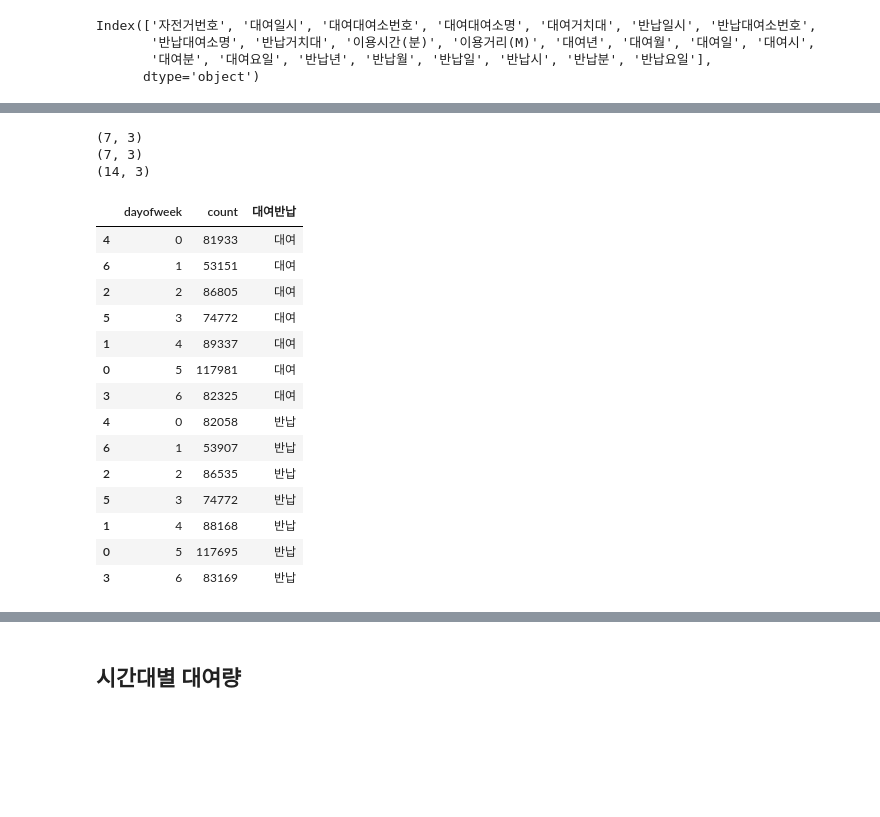
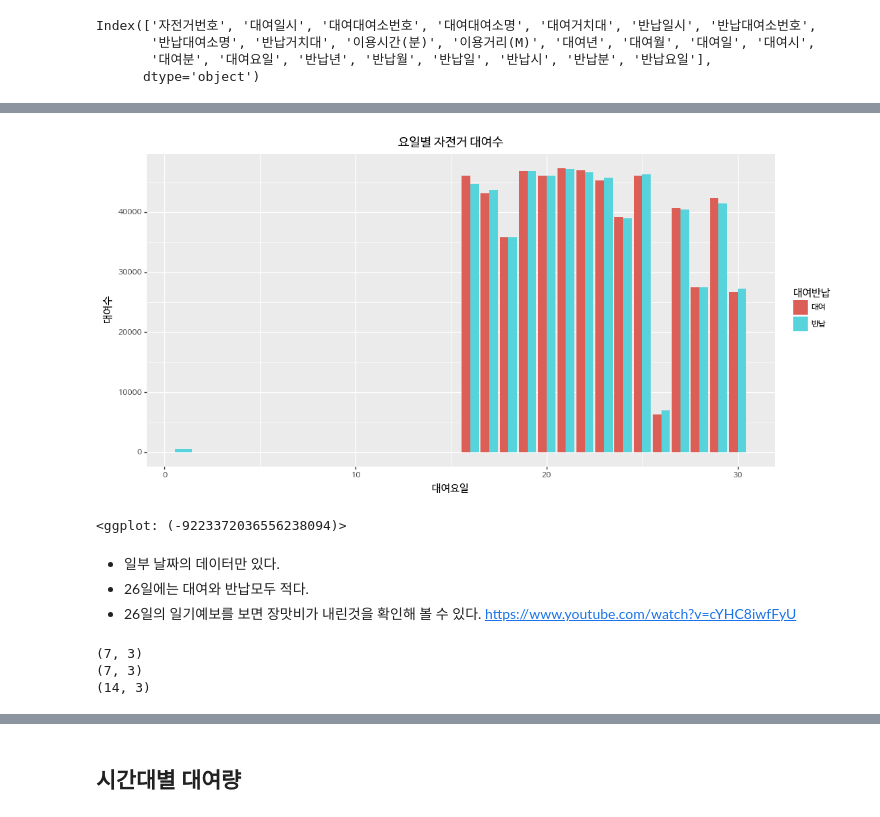
Before and after one commit to corazzon/OpenDataWrangling, a Jupyter notebook: seoul-bike-01.ipynb, the cells around one changed output, grey strips where cells are left out. Drawn from its saved outputs; the diff is of its cells as text; code cells hidden in the pictures; blank space fills up the shorter version.

```diff
--- a/seoul-bike-01.ipynb
+++ b/seoul-bike-01.ipynb
@@ -297,3 +297,20 @@ Index(['자전거번호', '대여일시', '대여대여소번호', '대여대여
        '반납대여소명', '반납거치대', '이용시간(분)', '이용거리(M)', '대여년', '대여월', '대여일', '대여시',
        '대여분', '대여요일', '반납년', '반납월', '반납일', '반납시', '반납분', '반납요일'],
       dtype='object')
+# %%
+df_day_1 = df['대여일'].value_counts().reset_index()
+df_day_1.columns = ['day', 'count']
+
+df_day_1 = df_day_1.sort_values('day')
+df_day_1['대여반납'] = '대여'
+print(df_day_1.shape)
+
+df_day_2 = df['반납일'].value_counts().reset_index()
+df_day_2.columns = ['day', 'count']
+df_day_2 = df_day_2.sort_values('day')
+df_day_2['대여반납'] = '반납'
+print(df_day_2.shape)
+
+df_day = pd.concat([df_day_1, df_day_2])
+print(df_day.shape)
+df_day
@@ -300,3 +338,18 @@ Index(['자전거번호', '대여일시', '대여대여소번호', '대여대여
+# %%
+(ggplot(df_day)
+ + aes(x='day', y='count', fill='대여반납')
+ + geom_bar(stat='identity', position='dodge')
+ + labs(x='대여요일', y='대여수', title='요일별 자전거 대여수')
+ + theme(text=element_text(family='NanumBarunGothic'),
+        figure_size=(12,6))
+)
+# %% [output]
+[figure, added]
+<ggplot: (-9223372036556238094)>
+# %% [markdown]
+* 일부 날짜의 데이터만 있다.
+* 26일에는 대여와 반납모두 적다.
+* 26일의 일기예보를 보면 장맛비가 내린것을 확인해 볼 수 있다. https://www.youtube.com/watch?v=cYHC8iwfFyU
 # %%
 df_dow_1 = df['대여요일'].value_counts().reset_index()
 df_dow_1.columns = ['dayofweek', 'count']
@@ -312,26 +365,10 @@ print(df_dow_2.shape)
 
 df_dow = pd.concat([df_dow_1, df_dow_2])
 print(df_dow.shape)
-df_dow
 # %% [output]
 (7, 3)
 (7, 3)
 (14, 3)
-|  | dayofweek | count | 대여반납 |
-| 4 | 0 | 81933 | 대여 |
-| 6 | 1 | 53151 | 대여 |
-| 2 | 2 | 86805 | 대여 |
-| 5 | 3 | 74772 | 대여 |
-| 1 | 4 | 89337 | 대여 |
-| 0 | 5 | 117981 | 대여 |
-| 3 | 6 | 82325 | 대여 |
-| 4 | 0 | 82058 | 반납 |
-| 6 | 1 | 53907 | 반납 |
-| 2 | 2 | 86535 | 반납 |
-| 5 | 3 | 74772 | 반납 |
-| 1 | 4 | 88168 | 반납 |
-| 0 | 5 | 117695 | 반납 |
-| 3 | 6 | 83169 | 반납 |
 # %%
 weekday_map= {0:'MON', 1:'TUE', 2:'WED', 3:'THU',
               4:'FRI', 5:'SAT', 6:'SUN'}
```
Also changed, not shown: parts of 4 cells of this notebook.
